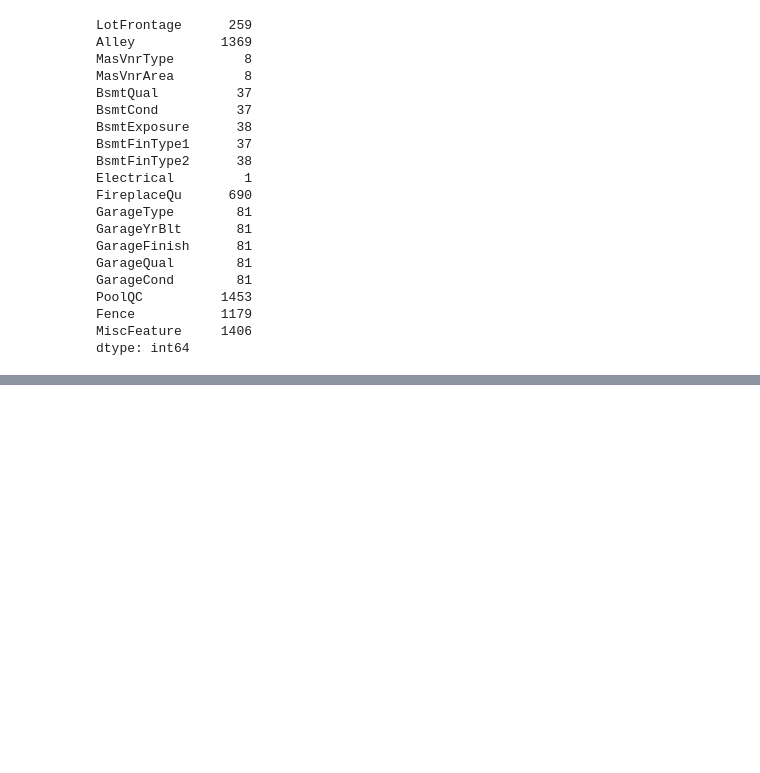
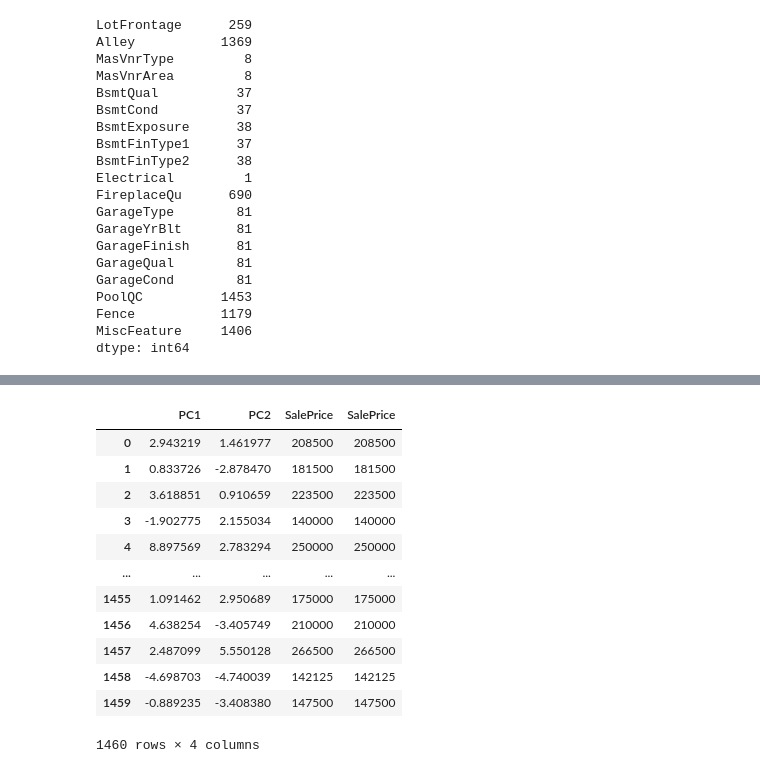
Before and after one commit to Magnus-Wangari/Machine-learning-algorithms, a Jupyter notebook: Task2.ipynb, the cells around one changed output, grey strips where cells are left out. Saved outputs shown, nothing was run; the diff lists cells and outputs as text; code cells hidden in the pictures; blank space fills up the shorter version.

```diff
--- a/Task2.ipynb
+++ b/Task2.ipynb
@@ -139,10 +161,9 @@ new_data
 # %%
-all_features= list(new_data.columns)
-#all_features
-X = new_data.loc[:,all_features].values# slicing
-y = new_data.loc[:,['SalePrice']].values
+all_features = list(data.columns)
+# all_features
+X = data.loc[:,all_features].values# slicing
+y = data.loc[:,['SalePrice']].values
 #y
-X
 # %%
 #standardizing
 X = StandardScaler().fit_transform(X)
@@ -150,8 +187,21 @@ X
 # %%
-pca = PCA(.90)
-#pca= PCA(n_components=2)
+pca= PCA(n_components=2)
 pc_s = pca.fit_transform(X)
 pca_data = pd.DataFrame(pc_s,columns=['PC1','PC2'])
 final_data = pd.concat([pca_data,data[target]],axis = 1)
 final_data
+# %% [output]
+|  | PC1 | PC2 | SalePrice | SalePrice |
+| 0 | 2.943219 | 1.461977 | 208500 | 208500 |
+| 1 | 0.833726 | -2.878470 | 181500 | 181500 |
+| 2 | 3.618851 | 0.910659 | 223500 | 223500 |
+| 3 | -1.902775 | 2.155034 | 140000 | 140000 |
+| 4 | 8.897569 | 2.783294 | 250000 | 250000 |
+| ... | ... | ... | ... | ... |
+| 1455 | 1.091462 | 2.950689 | 175000 | 175000 |
+| 1456 | 4.638254 | -3.405749 | 210000 | 210000 |
+| 1457 | 2.487099 | 5.550128 | 266500 | 266500 |
+| 1458 | -4.698703 | -4.740039 | 142125 | 142125 |
+| 1459 | -0.889235 | -3.408380 | 147500 | 147500 |
+1460 rows × 4 columns
 # %%
```
Also changed, not shown: parts of 11 cells of this notebook.
